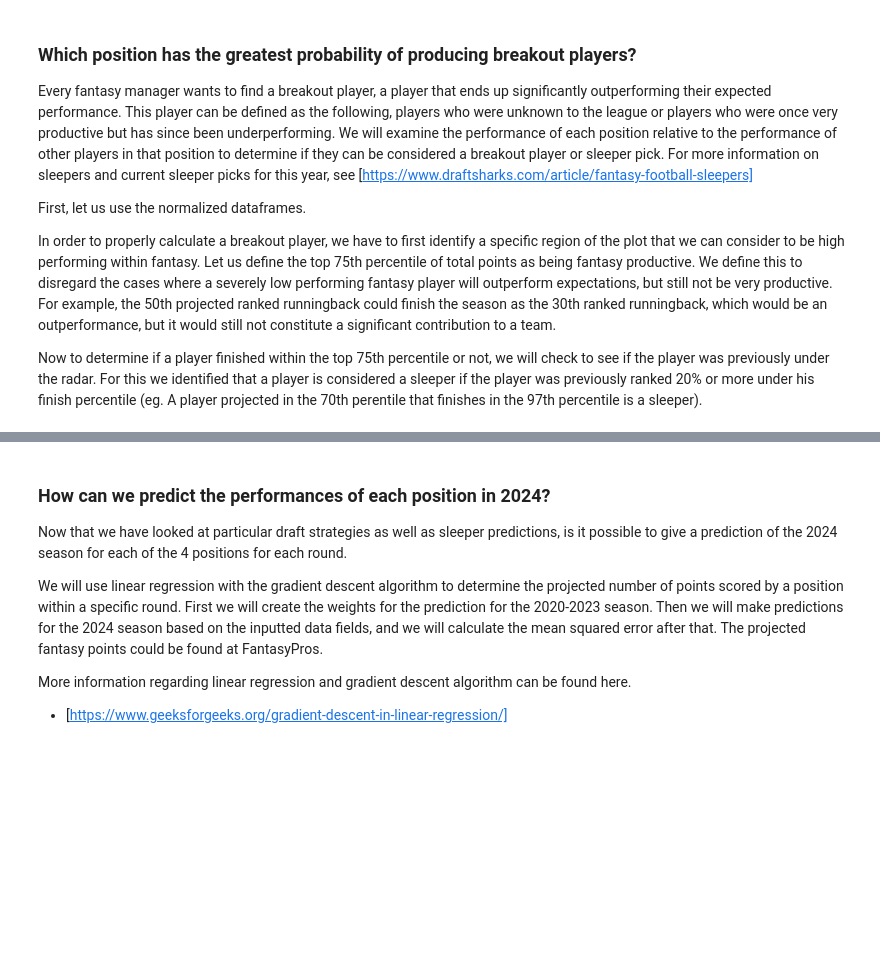
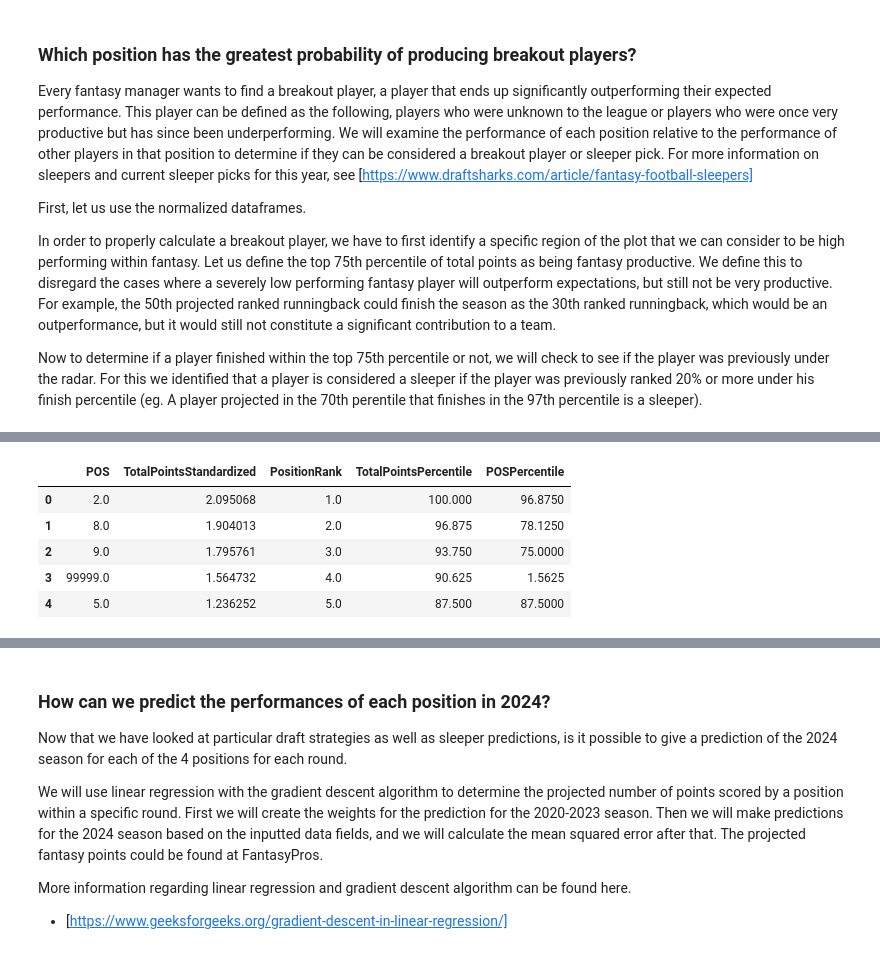
Before and after one commit to fdeegbe/FantasyFootballAnalysis, a Jupyter notebook: FantasyFootballAnalysis.ipynb, the cells around one changed output, grey strips where cells are left out. Cells and saved outputs as stored; diff of their text form; code cells hidden in the pictures; blank space fills up the shorter version.

```diff
--- a/FantasyFootballAnalysis.ipynb
+++ b/FantasyFootballAnalysis.ipynb
@@ -677,0 +805,10 @@ Now to determine if a player finished within the top 75th percentile or not, we
+# %%
+# Display top 5 QB performances based on standardized points in the 2021 season.
+qb_projected_and_season_percentiles[1].head()
+# %% [output]
+|  | POS | TotalPointsStandardized | PositionRank | TotalPointsPercentile | POSPercentile |
+| 0 | 2.0 | 2.095068 | 1.0 | 100.000 | 96.8750 |
+| 1 | 8.0 | 1.904013 | 2.0 | 96.875 | 78.1250 |
+| 2 | 9.0 | 1.795761 | 3.0 | 93.750 | 75.0000 |
+| 3 | 99999.0 | 1.564732 | 4.0 | 90.625 | 1.5625 |
+| 4 | 5.0 | 1.236252 | 5.0 | 87.500 | 87.5000 |
```
Also changed, not shown: parts of 23 cells of this notebook.
